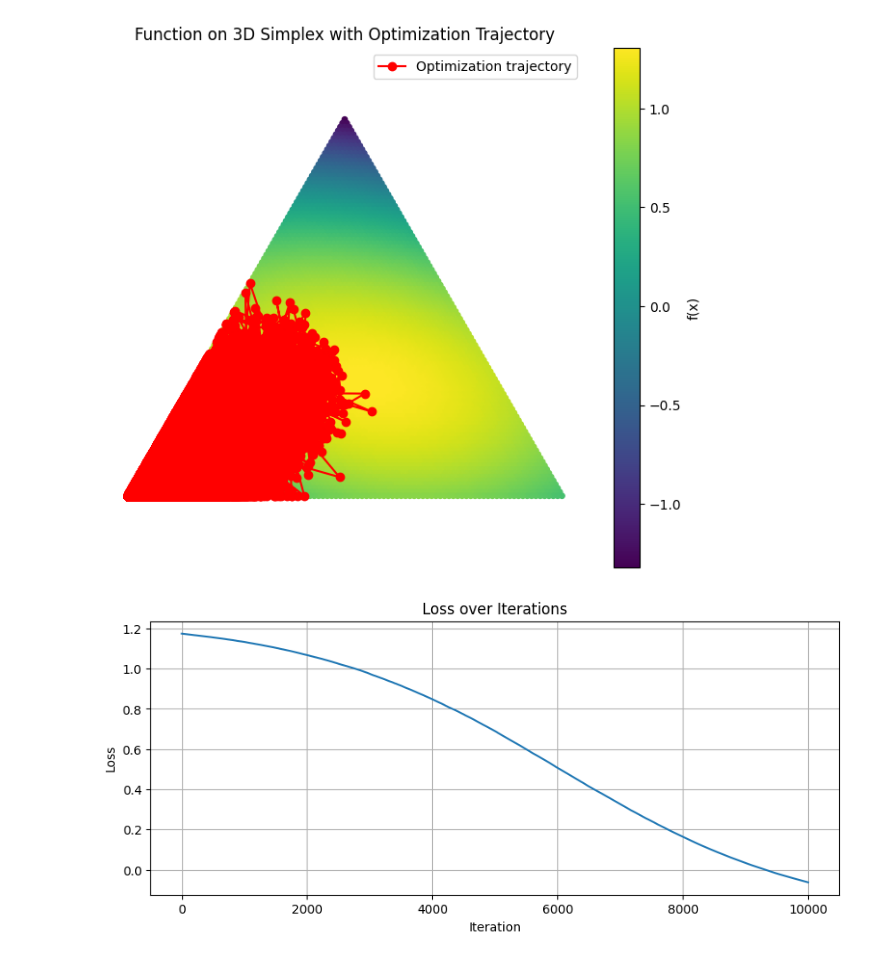
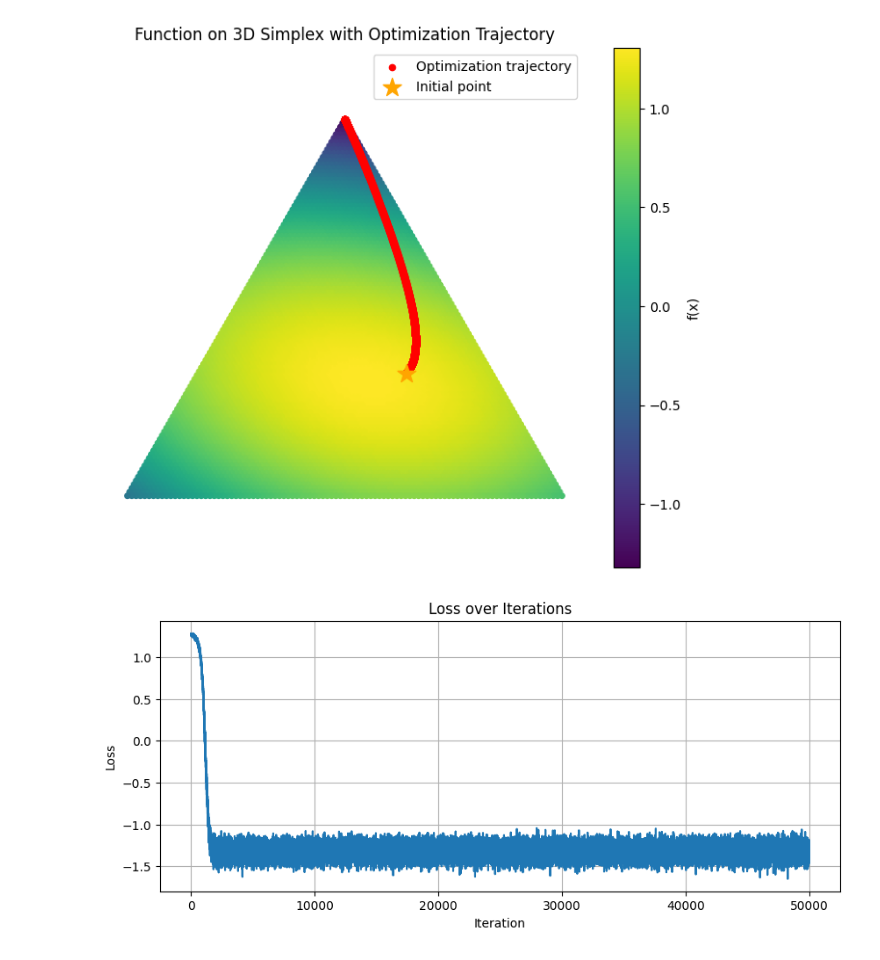
Before and after one commit to 17Andri17/Mirror-Descent, a Jupyter notebook: Mirror Descent_New_Quadratic.ipynb, the cells around one changed output. Saved outputs shown, nothing was run; the diff lists cells and outputs as text; code cells hidden in the pictures.

```diff
--- a/Mirror Descent_New_Quadratic.ipynb
+++ b/Mirror Descent_New_Quadratic.ipynb
@@ -159,68 +89,10 @@ def stochastic_quadratic(x):
     noise = torch.randn_like(x) * 0.01
     return quadratic(x + noise)
 
-# Optimization variable
-torch.manual_seed(1)
 x_init = torch.rand(3)
+x_init = x_init / x_init.sum()
+trajectory, losses = test_loop(entropic_mirror_map, x_init, quadratic, stochastic_quadratic)
 
-# Project to simplex by normalizing sum to 1
-x_init = x_init / x_init.sum()
-
-# Now create Parameter
-x = torch.nn.Parameter(x_init)
-
-optimizer = MirrorDescent([x], lr=1e-4, mirror_map=entropic_mirror_map)
-
-trajectory = [x.detach().clone()]
-losses = []
-tolerance = 1e-3
-
-start_time = time.time()
-
-for i in range(10000):
-    optimizer.zero_grad()
-    loss = stochastic_quadratic(x)
-    loss.backward()
-    optimizer.step()
-
-
-    trajectory.append(x.detach().clone())
-    losses.append(quadratic(x).item())
-
-    grad_norm = torch.norm(x.grad.detach())
-    if grad_norm < tolerance:
-        print(f"Early stopping at step {i}, final point: {x.detach()}, grad norm: {grad_norm:.6f}")
-        break
-
-end_time = time.time()
-elapsed_time = end_time - start_time
-print(f"Elapsed time: {elapsed_time:.2f} seconds")
-
-# Thresholds
-thresholds = [1.0, 0.1, 0.01, 0.001]
-for t in thresholds:
-    steps = next((i for i, l in enumerate(losses) if l < t), None)
-    if steps is not None:
-        print(f"Loss < {t} reached at iteration {steps}")
-    else:
-        print(f"Loss < {t} not reached")
-
-# Convert trajectory
-trajectory = torch.stack(trajectory).numpy()
-
-
-def barycentric_to_cartesian(x):
-    """
-    Convert barycentric coordinates (x1,x2,x3) to 2D cartesian for plotting.
-    The simplex vertices are:
-        v1 = (0,0)
-        v2 = (1,0)
-        v3 = (0.5, sqrt(3)/2)
-    """
-    v1 = np.array([0,0])
-    v2 = np.array([1,0])
-    v3 = np.array([0.5, np.sqrt(3)/2])
-    return x[:,0,None]*v1 + x[:,1,None]*v2 + x[:,2,None]*v3
 
 # Create a fine grid of points in the simplex
 n_points = 100
@@ -257,7 +129,9 @@ for x_np in trajectory:
     x_t = torch.tensor(x_np, dtype=torch.float32)
     trajectory_f.append(quadratic(x_t).item())
 
-plt.plot(trajectory_xy[:,0], trajectory_xy[:,1], 'r-o', label='Optimization trajectory')
+plt.scatter(trajectory_xy[:, 0], trajectory_xy[:, 1], c='red', marker='o', s=20, label='Optimization trajectory')
+x_init_xy = barycentric_to_cartesian(np.array([x_init.numpy()]))[0]
+plt.scatter(x_init_xy[0], x_init_xy[1], color='orange', marker='*', s=200, label='Initial point')
 
 plt.title('Function on 3D Simplex with Optimization Trajectory')
 plt.axis('equal')
@@ -282,5 +158,5 @@ Loss < 0.001 reached at iteration 9303
-[figure, old version]
+[figure, new version]
-[figure, old version]
+[figure, new version]
 # %%
 import torch
 import numpy as np
```
Also changed, not shown: parts of 5 cells of this notebook, 1 other file.
